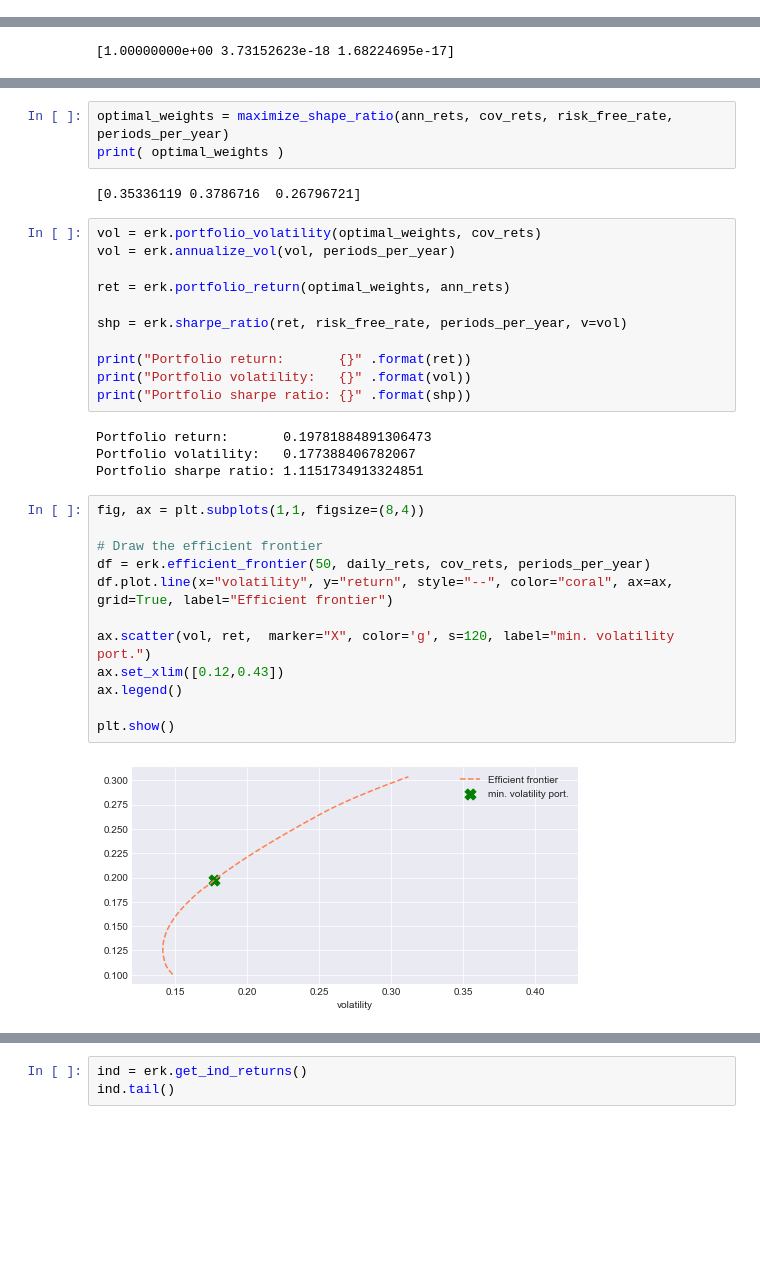
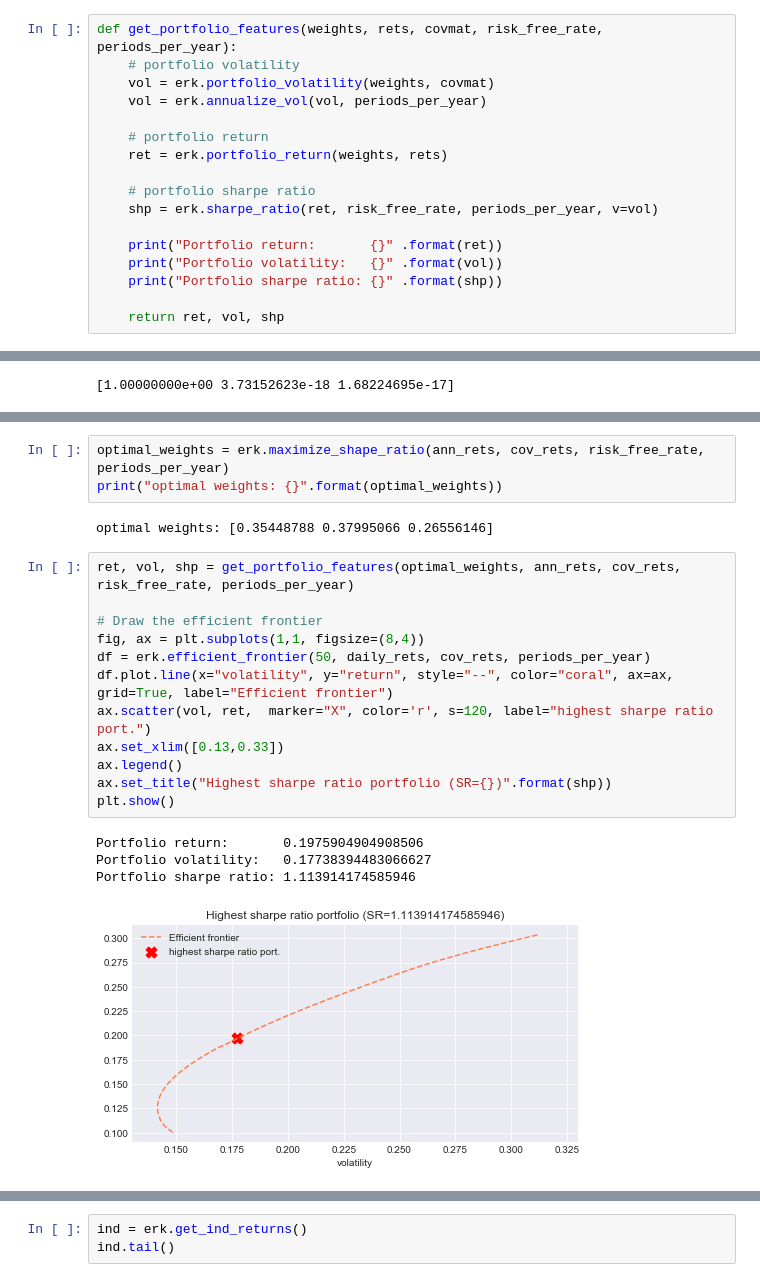
Before and after one commit to z4ir3/finance-courses, a Jupyter notebook: week-2.ipynb, the cells around one changed output, grey strips where cells are left out. Drawn from its saved outputs; the diff is of its cells as text; blank space fills up the shorter version.

Commit message:
finished with optimal portfolios example stocks

```diff
--- a/week-2.ipynb
+++ b/week-2.ipynb
@@ -333,3 +335,20 @@ plt.show()
+# %%
+def get_portfolio_features(weights, rets, covmat, risk_free_rate, periods_per_year):
+    # portfolio volatility
+    vol = erk.portfolio_volatility(weights, covmat)
+    vol = erk.annualize_vol(vol, periods_per_year)
+
+    # portfolio return
+    ret = erk.portfolio_return(weights, rets)
+
+    # portfolio sharpe ratio
+    shp = erk.sharpe_ratio(ret, risk_free_rate, periods_per_year, v=vol)
+
+    print("Portfolio return:       {}" .format(ret))
+    print("Portfolio volatility:   {}" .format(vol))
+    print("Portfolio sharpe ratio: {}" .format(shp))
+
+    return ret, vol, shp
 # %% [markdown]
 ### Finding the optimal portfolios: minimizing the volatility
 
@@ -495,34 +509,22 @@ print(optimal_weights)
 # %%
-optimal_weights = maximize_shape_ratio(ann_rets, cov_rets, risk_free_rate, periods_per_year)
-print( optimal_weights )
+optimal_weights = erk.maximize_shape_ratio(ann_rets, cov_rets, risk_free_rate, periods_per_year)
+print("optimal weights: {}".format(optimal_weights))
 # %% [output]
-[0.35336119 0.3786716  0.26796721]
+optimal weights: [0.35448788 0.37995066 0.26556146]
-# %%
-vol = erk.portfolio_volatility(optimal_weights, cov_rets)
-vol = erk.annualize_vol(vol, periods_per_year)
-
-ret = erk.portfolio_return(optimal_weights, ann_rets)
-
-shp = erk.sharpe_ratio(ret, risk_free_rate, periods_per_year, v=vol)
-
-print("Portfolio return:       {}" .format(ret))
-print("Portfolio volatility:   {}" .format(vol))
-print("Portfolio sharpe ratio: {}" .format(shp))
-# %% [output]
-Portfolio return:       0.19781884891306473
-Portfolio volatility:   0.177388406782067
-Portfolio sharpe ratio: 1.1151734913324851
 # %%
-fig, ax = plt.subplots(1,1, figsize=(8,4))
+ret, vol, shp = get_portfolio_features(optimal_weights, ann_rets, cov_rets, risk_free_rate, periods_per_year)
 
 # Draw the efficient frontier
+fig, ax = plt.subplots(1,1, figsize=(8,4))
 df = erk.efficient_frontier(50, daily_rets, cov_rets, periods_per_year)
 df.plot.line(x="volatility", y="return", style="--", color="coral", ax=ax, grid=True, label="Efficient frontier")
-
-ax.scatter(vol, ret,  marker="X", color='g', s=120, label="min. volatility port.")
-ax.set_xlim([0.12,0.43])
+ax.scatter(vol, ret,  marker="X", color='r', s=120, label="highest sharpe ratio port.")
+ax.set_xlim([0.13,0.33])
 ax.legend()
-
+ax.set_title("Highest sharpe ratio portfolio (SR={})".format(shp))
 plt.show()
 # %% [output]
+Portfolio return:       0.1975904904908506
+Portfolio volatility:   0.17738394483066627
+Portfolio sharpe ratio: 1.113914174585946
-[figure, old version]
+[figure, new version]
```
Also changed, not shown: parts of 37 cells of this notebook.
